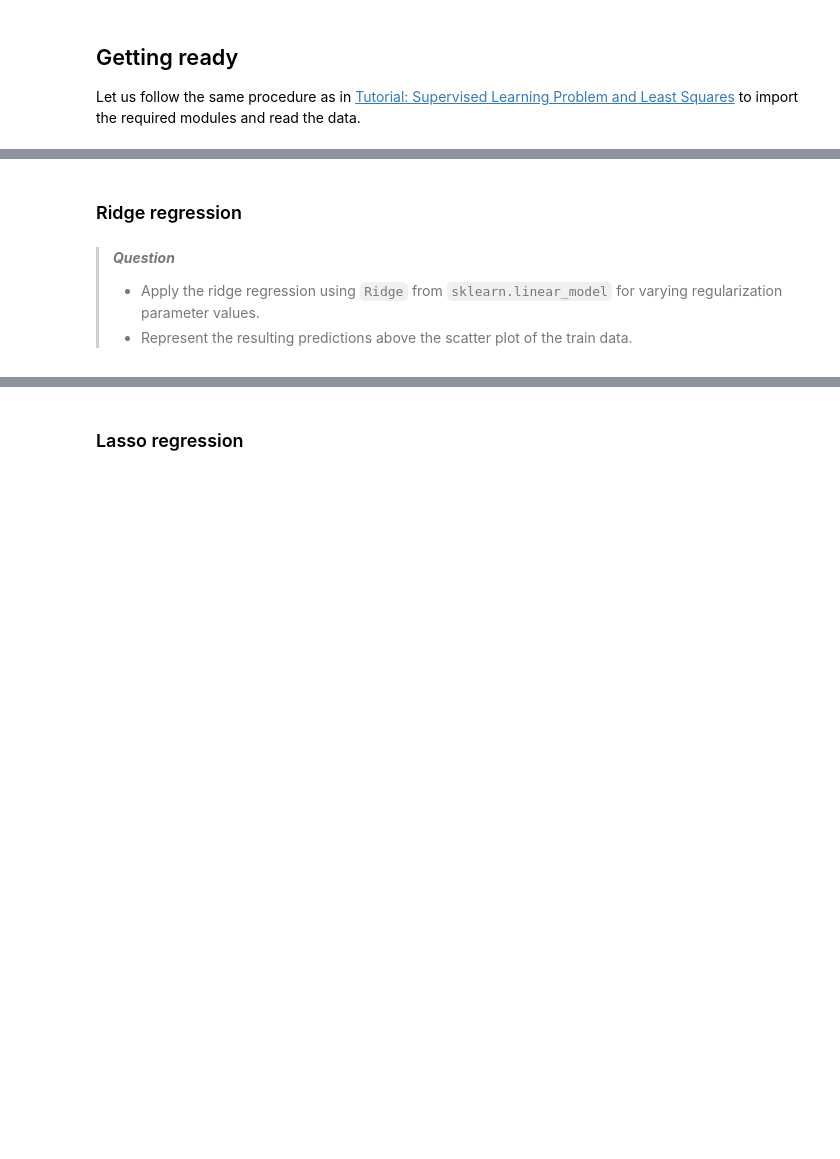
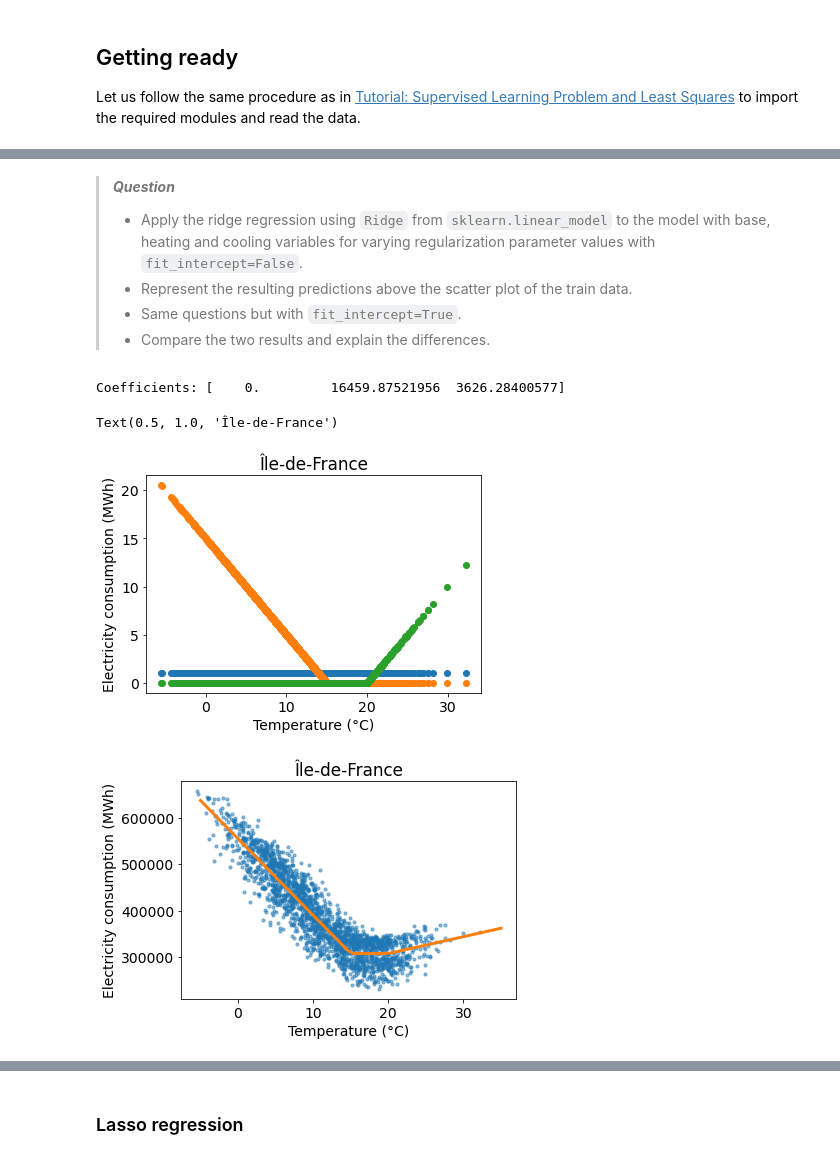
Before and after one commit to Pchambet/ml4climate, a Jupyter notebook: book/notebooks/4_tutorial_regularization_selection_evaluation.ipynb, the cells around one changed output, grey strips where cells are left out. Cells and saved outputs as stored; diff of their text form; code cells hidden in the pictures; blank space fills up the shorter version.

```diff
--- a/book/notebooks/4_tutorial_regularization_selection_evaluation.ipynb
+++ b/book/notebooks/4_tutorial_regularization_selection_evaluation.ipynb
@@ -60,6 +69,6 @@ df_dem_idf = df_dem[region_name]
-# %% [markdown]
-### Ridge regression
 # %% [markdown]
 > ***Question***
-> - Apply the ridge regression using `Ridge` from `sklearn.linear_model` for varying regularization parameter values.
+> - Apply the ridge regression using `Ridge` from `sklearn.linear_model` to the model with base, heating and cooling variables for varying regularization parameter values with `fit_intercept=False`.
 > - Represent the resulting predictions above the scatter plot of the train data.
+> - Same questions but with `fit_intercept=True`.
+> - Compare the two results and explain the differences.
@@ -67,0 +75,74 @@ df_dem_idf = df_dem[region_name]
+# %%
+# Define heating and cooling temperature thresholds
+TEMP_HEAT = 15.
+TEMP_COOL = 20.
+
+# Define function returning a dictionary from variable name
+# to variable train data with base, heating and cooling variables
+def get_base_heat_cool(x):
+    return {
+        'base': np.ones(x.shape),
+        'heat': (TEMP_HEAT - x) * (x < TEMP_HEAT).astype(float),
+        'cool': (x - TEMP_COOL) * (x > TEMP_COOL).astype(float)
+    }
+# %%
+# Import linear_model
+from sklearn import linear_model
+
+# Prepare input and target
+x = df_temp_reg.values
+y = df_dem_reg.values
+
+# Get variables
+variables = get_base_heat_cool(x)
+
+# Get input matrix with base, heat and colling variables
+X = np.array(list(variables.values())).T
+
+# Plot inputs
+plt.figure()
+for k in range(X.shape[1]):
+    plt.scatter(x, X[:, k])
+plt.xlabel(temp_label)
+plt.ylabel(dem_label)
+plt.title(region_name)
+
+# Set regularization parameter and fit_intercept
+alpha = 1.e0
+# fit_intercept = False
+fit_intercept = True
+
+# Estimator choice
+reg_class = linear_model.Ridge
+
+# Define the Ridge estimator
+reg = reg_class(alpha=alpha, fit_intercept=fit_intercept)
+
+# Fit
+reg.fit(X, y)
+print('Coefficients:', reg.coef_)
+
+# Define arbitrary temperatures for prediction
+x_pred = np.linspace(-5., 35.)
+
+# Get variables to predict
+variables_pred = get_base_heat_cool(x_pred)
+
+# Get input matrix to predict
+X_pred = np.array(list(variables_pred.values())).T
+
+# Predict for work days and off days
+y_pred = reg.predict(X_pred)
+
+# Plot prediction on top of train data
+plt.figure()
+plt.scatter(x, y, s=10, alpha=0.5)
+plt.plot(x_pred, y_pred, linewidth=3, c=RC_COLORS[1])
+plt.xlabel(temp_label)
+plt.ylabel(dem_label)
+plt.title(region_name)
+# %% [output]
+Coefficients: [    0.         16459.87521956  3626.28400577]
+Text(0.5, 1.0, 'Île-de-France')
+[figure, added]
+[figure, added]
```
Also changed, not shown: parts of 24 cells of this notebook, 3 other files.
